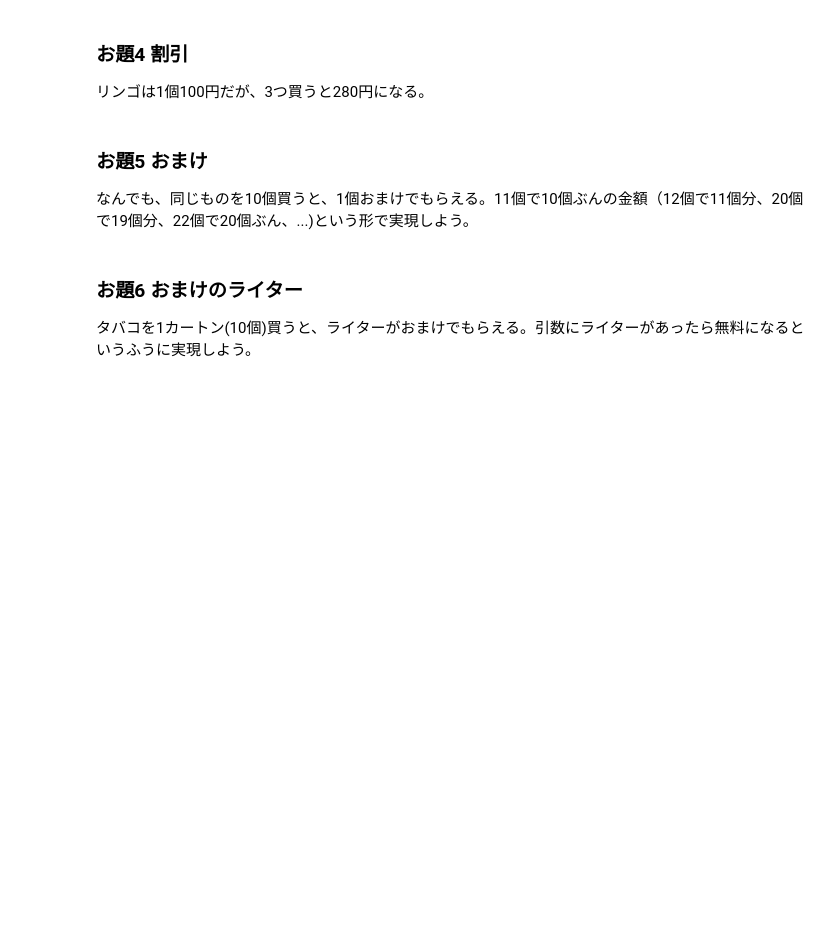
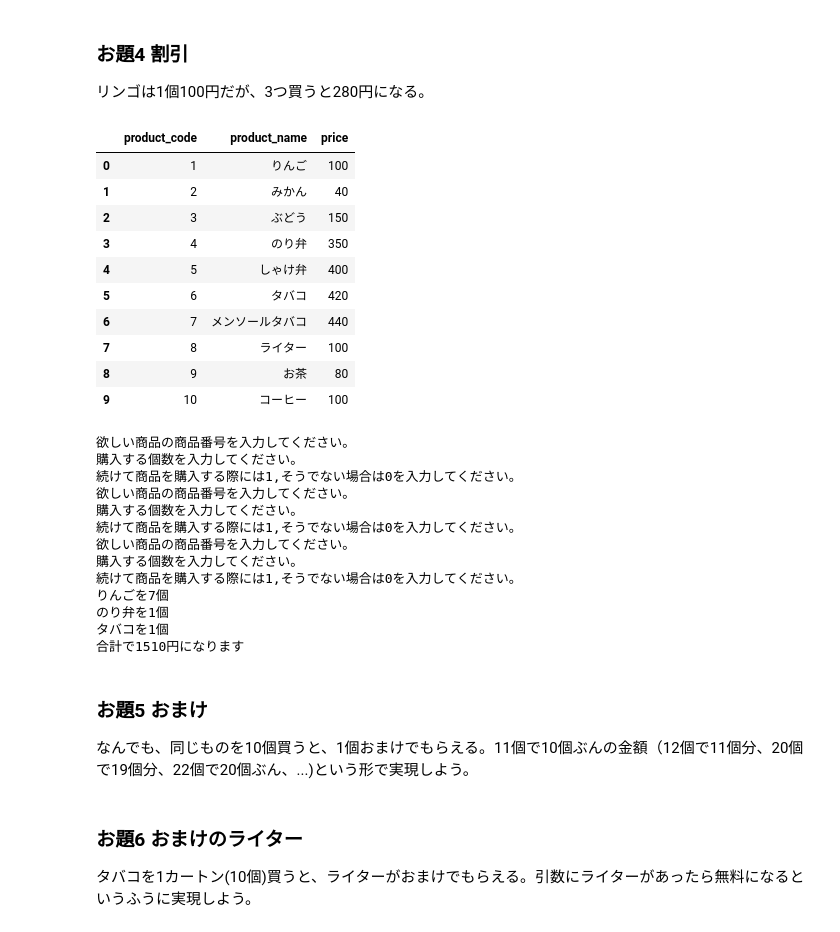
Before and after one commit to Sawayan0126/supermarket_team2, a Jupyter notebook: sm_team2.ipynb, the cells around one changed output. Cells and saved outputs as stored; diff of their text form; code cells hidden in the pictures; blank space fills up the shorter version.

```diff
--- a/sm_team2.ipynb
+++ b/sm_team2.ipynb
@@ -81,6 +178,60 @@ print(df)
 ### お題4 割引
 
 リンゴは1個100円だが、3つ買うと280円になる。
+# %%
+def Buy4(df=df, tax=1.08):
+    cd=[]
+    n=[]
+    x=1
+    display(df)
+    while x == 1:
+        print('欲しい商品の商品番号を入力してください。')
+        cdi=int(input())
+        cd.append(cdi)
+        print('購入する個数を入力してください。')
+        ni=int(input())
+        n.append(ni)
+        print('続けて商品を購入する際には1,そうでない場合は0を入力してください。')
+        x=int(input())
+
+    sum=0
+    for i in range(len(cd)):
+        if cd[i] in (6,7):  #タバコは税をつけない
+            sum += df.loc[df['product_code']==cd[i],'price'].values[0] * n[i]
+        elif cd[i] == 1:    #りんご３個で280円
+            sum += (df.loc[df['product_code']==cd[i],'price'].values[0]*(n[i] % 3) + 280 * (n[i] // 3))*tax
+        else:
+            sum += df.loc[df['product_code']==cd[i],'price'].values[0]*tax * n[i]
+        print(f'{df.loc[df["product_code"]==cd[i],"product_name"].values[0]}を{n[i]}個')
+
+    return int(sum)
+
+print(f'合計で{Buy4(df=df)}円になります')
+# %% [output]
+|  | product_code | product_name | price |
+| 0 | 1 | りんご | 100 |
+| 1 | 2 | みかん | 40 |
+| 2 | 3 | ぶどう | 150 |
+| 3 | 4 | のり弁 | 350 |
+| 4 | 5 | しゃけ弁 | 400 |
+| 5 | 6 | タバコ | 420 |
+| 6 | 7 | メンソールタバコ | 440 |
+| 7 | 8 | ライター | 100 |
+| 8 | 9 | お茶 | 80 |
+| 9 | 10 | コーヒー | 100 |
+欲しい商品の商品番号を入力してください。
+購入する個数を入力してください。
+続けて商品を購入する際には1,そうでない場合は0を入力してください。
+欲しい商品の商品番号を入力してください。
+購入する個数を入力してください。
+続けて商品を購入する際には1,そうでない場合は0を入力してください。
+欲しい商品の商品番号を入力してください。
+購入する個数を入力してください。
+続けて商品を購入する際には1,そうでない場合は0を入力してください。
+りんごを7個
+のり弁を1個
+タバコを1個
+合計で1510円になります
 # %% [markdown]
 ### お題5 おまけ
 
```
Also changed, not shown: parts of 9 cells of this notebook, 1 other file.
